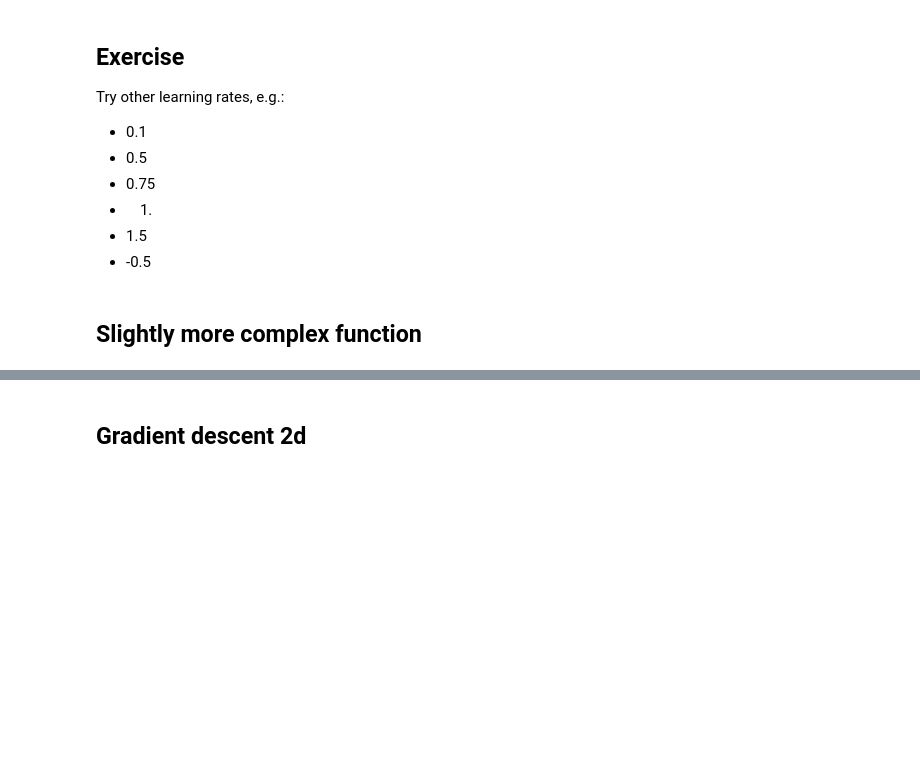
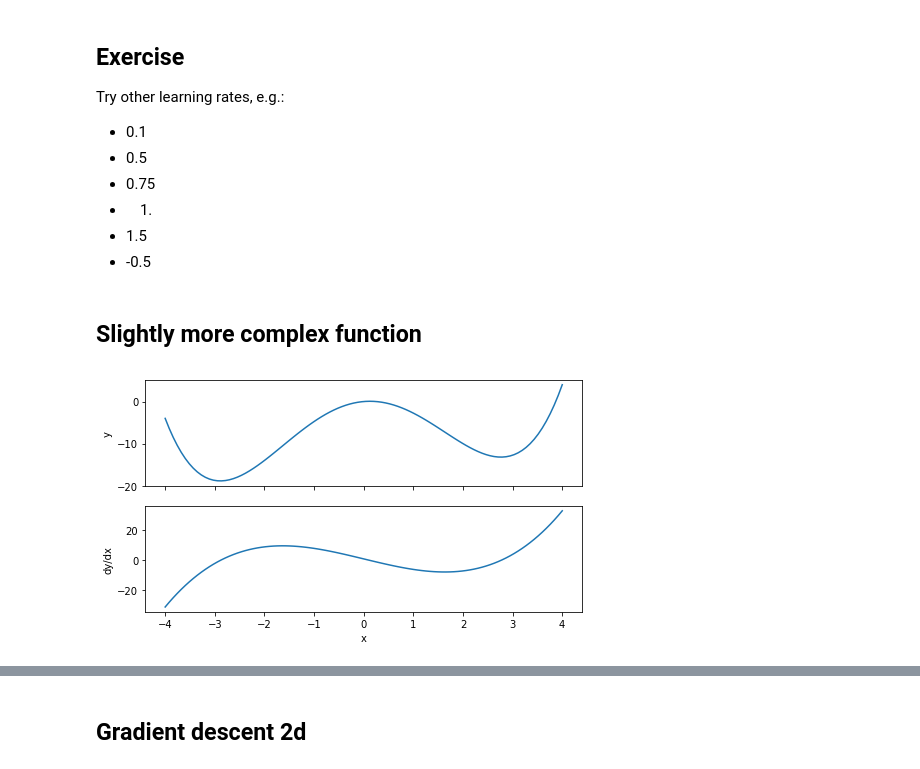
Before and after one commit to stared/thinking-in-tensors-writing-in-pytorch, a Jupyter notebook: 3 Gradient Descent.ipynb, the cells around one changed output, grey strips where cells are left out. Drawn from its saved outputs; the diff is of its cells as text; code cells hidden in the pictures; blank space fills up the shorter version.

```diff
--- a/3 Gradient Descent.ipynb
+++ b/3 Gradient Descent.ipynb
@@ -52,9 +57,11 @@ plt.plot((X[1:] + X[:-1]) / 2, np.diff(Y) / np.diff(X))
 # %% [markdown]
 ## Symbolic derivative in PyTorch
 # %%
-x = torch.tensor(4., requires_grad=True)
+x = torch.tensor(10., requires_grad=True)
 y = x.pow(2)
+y2 = x.pow(4)
 y.backward()
+y2.backward()
 
 # y
 y
@@ -64,7 +77,7 @@ x.grad
 # %% [markdown]
 ## Gradient descent
 # %%
-lr = 0.75
+lr = 0.005
 x0 = 4.
 
 xs = [x0]
@@ -106,15 +133,17 @@ def poly(x):
 # %%
 X = np.linspace(-4, 4, num=100)
 
 fig, (ax0, ax1) = plt.subplots(nrows=2, ncols=1, sharex=True, figsize=(7, 4))
 
 ax0.plot(X, poly(X))
 ax0.set(title='', xlabel='', ylabel='y')
 
-ax1.plot(X, 2 * X)
+ax1.plot(X, 1 - 4 * 2 * X + X**3)
 ax1.set(title='', xlabel='x', ylabel='dy/dx')
 
 fig.tight_layout()
+# %% [output]
+[figure, added]
 # %%
 lr = 0.1
 x0 = 4.
```
Also changed, not shown: parts of 12 cells of this notebook, 6 other files.
